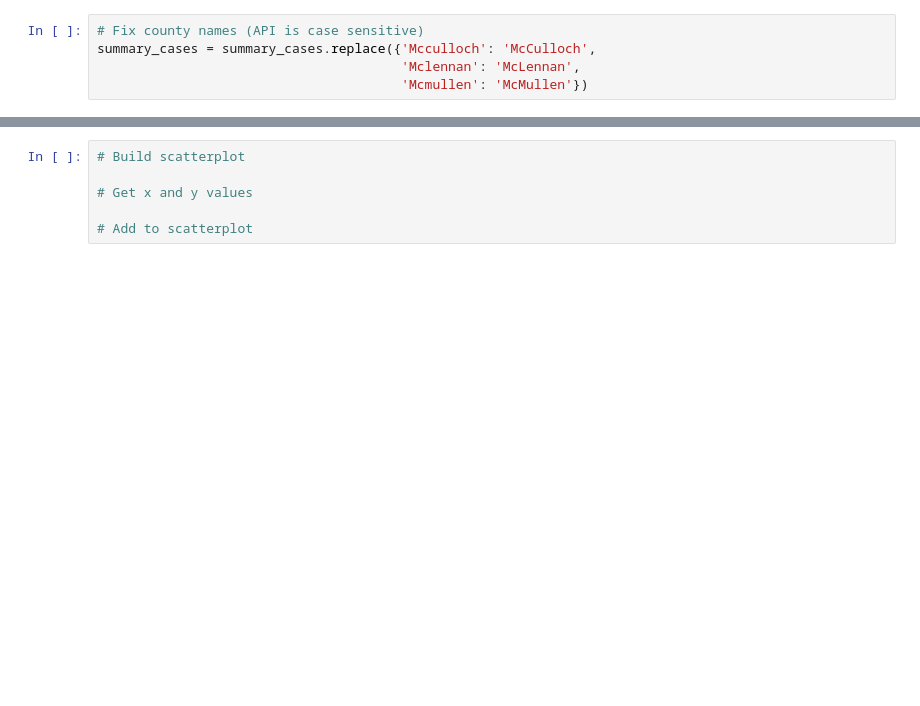
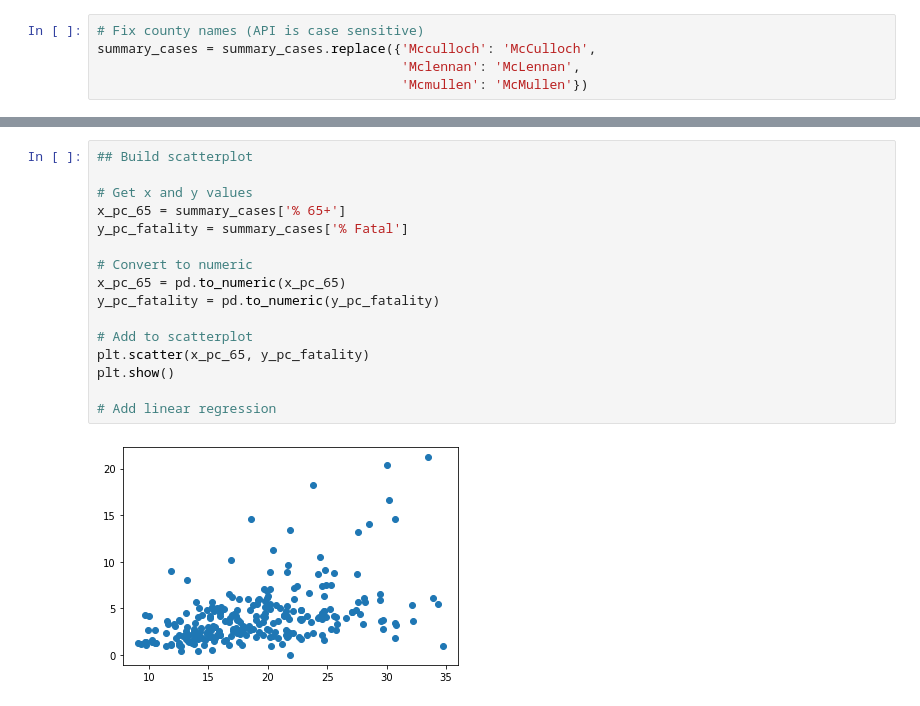
Before and after one commit to Mvhaynes/Project1-covid-analysis, a Jupyter notebook: Covid Analysis.ipynb, the cells around one changed output, grey strips where cells are left out. Drawn from its saved outputs; the diff is of its cells as text; blank space fills up the shorter version.

Commit message:
scatterplot

```diff
--- a/Covid Analysis.ipynb
+++ b/Covid Analysis.ipynb
@@ -128,6 +231,18 @@ summary_cases
 # %%
-# Build scatterplot
+## Build scatterplot
 
 # Get x and y values
+x_pc_65 = summary_cases['% 65+']
+y_pc_fatality = summary_cases['% Fatal']
+
+# Convert to numeric
+x_pc_65 = pd.to_numeric(x_pc_65)
+y_pc_fatality = pd.to_numeric(y_pc_fatality)
 
 # Add to scatterplot
+plt.scatter(x_pc_65, y_pc_fatality)
+plt.show()
+
+# Add linear regression
+# %% [output]
+[figure, added]
```
Also changed, not shown: parts of 8 cells of this notebook.
